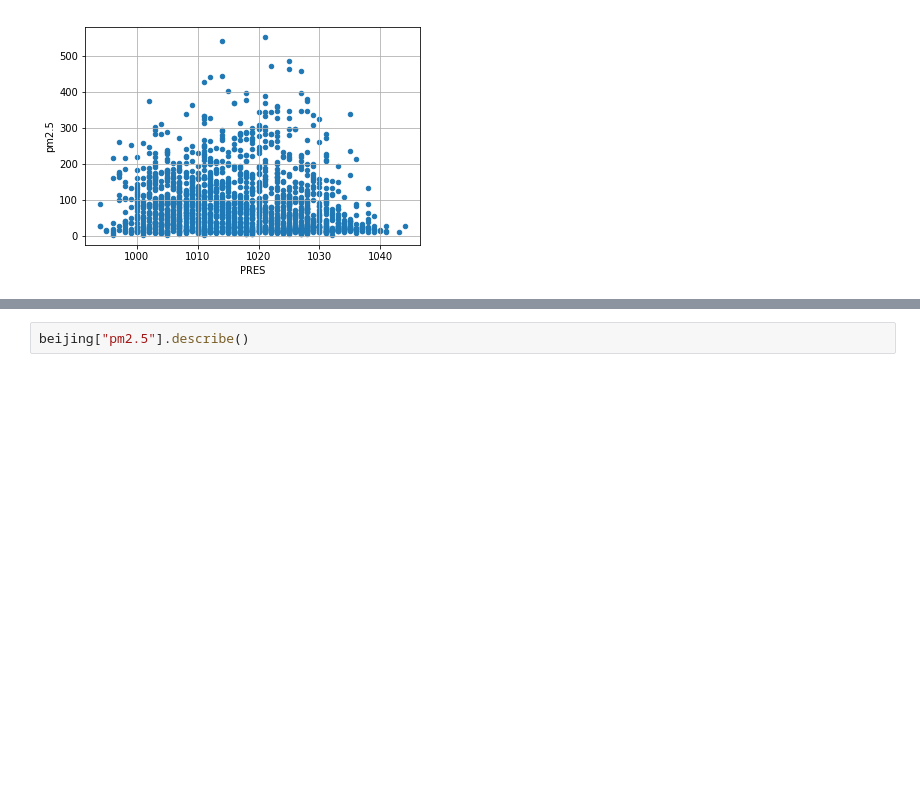
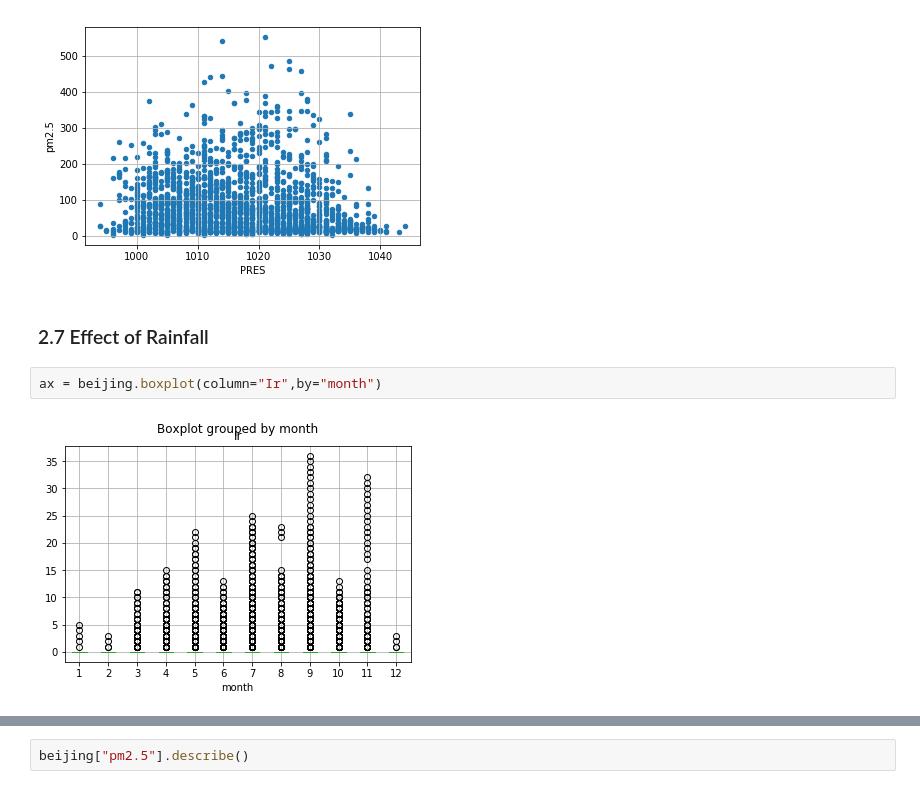
Before and after one commit to ispapadakis/mts, a Jupyter notebook: Exploratory Data Analysis.ipynb, the cells around one changed output, grey strips where cells are left out. Drawn from its saved outputs; the diff is of its cells as text; blank space fills up the shorter version.

```diff
--- a/Exploratory Data Analysis.ipynb
+++ b/Exploratory Data Analysis.ipynb
@@ -247,3 +296,9 @@ ax = beijing.boxplot(column="PRES",by="month")
 ax = beijing.loc[beijing.hour==12].plot.scatter(x="PRES",y="pm2.5",grid=True)
 # %% [output]
 [figure]
+# %% [markdown]
+### 2.7 Effect of Rainfall<a class="anchor" id="graphanal_7"></a>
+# %%
+ax = beijing.boxplot(column="Ir",by="month")
+# %% [output]
+[figure, added]
```
Also changed, not shown: parts of 31 cells of this notebook.
